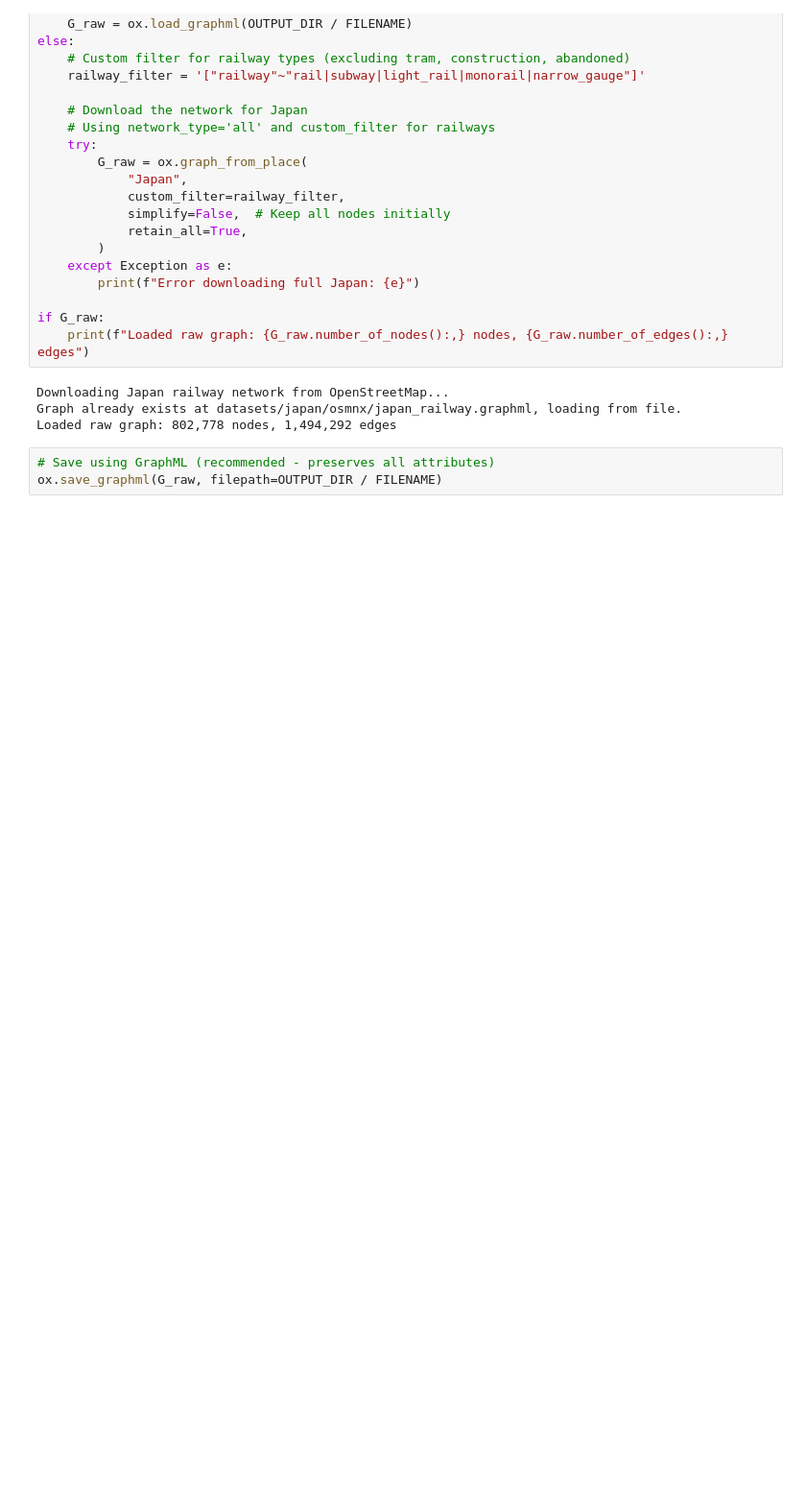
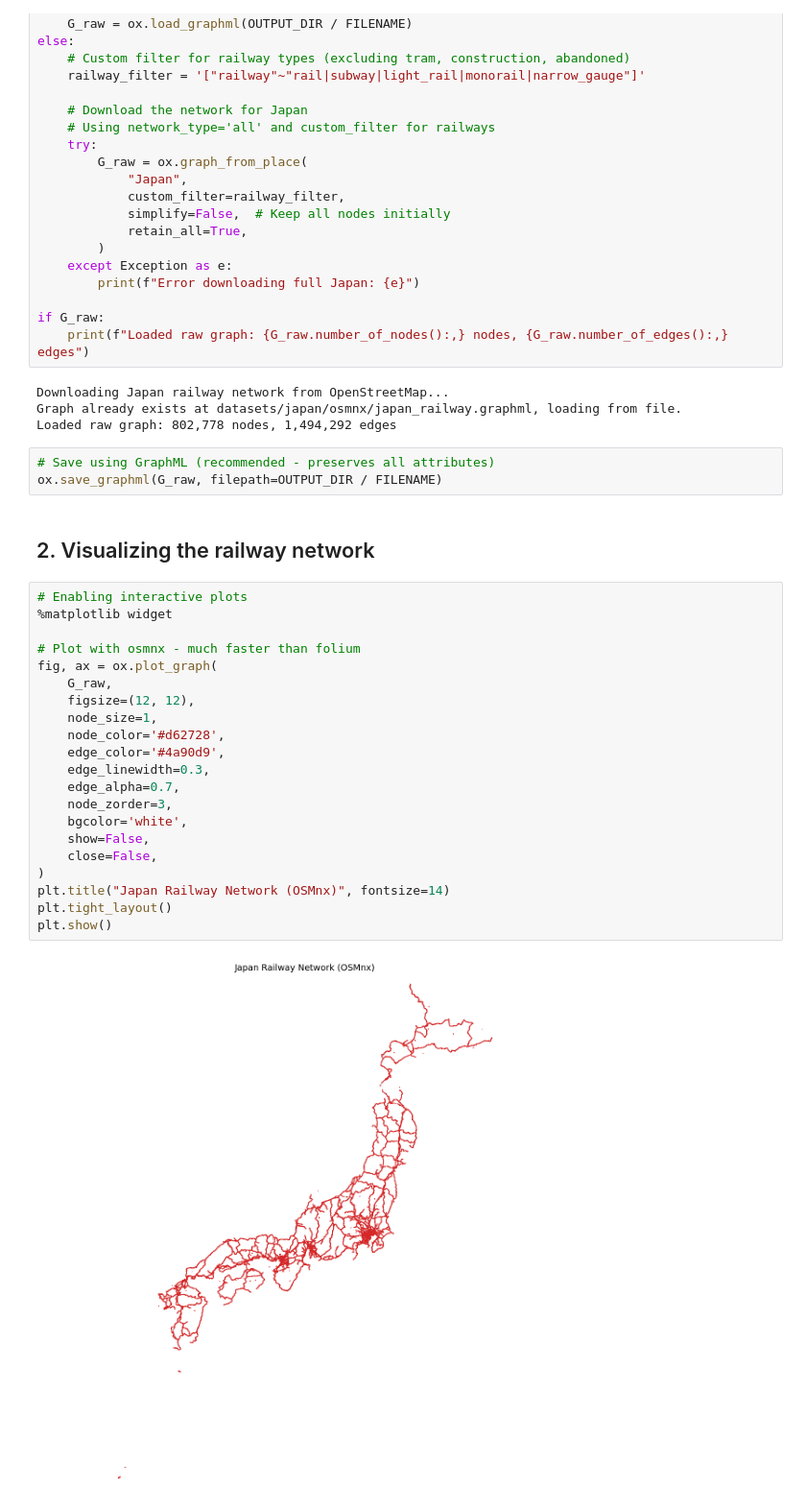
Before and after one commit to UZH-Network-Science/final-project, a Jupyter notebook: Japan_osmx_exploration.ipynb, the cells around one changed output. Shown at 96% size. Cells and saved outputs as stored; diff of their text form; blank space fills up the shorter version.

Commit message:
F Visualizing japan osmx railway network

```diff
--- a/Japan_osmx_exploration.ipynb
+++ b/Japan_osmx_exploration.ipynb
@@ -71,3 +71,28 @@ Loaded raw graph: 802,778 nodes, 1,494,292 edges
 # %%
 # Save using GraphML (recommended - preserves all attributes)
 ox.save_graphml(G_raw, filepath=OUTPUT_DIR / FILENAME)
+# %% [markdown]
+## 2. Visualizing the railway network
+# %%
+# Enabling interactive plots
+%matplotlib widget
+
+# Plot with osmnx - much faster than folium
+fig, ax = ox.plot_graph(
+    G_raw,
+    figsize=(12, 12),
+    node_size=1,
+    node_color='#d62728',
+    edge_color='#4a90d9',
+    edge_linewidth=0.3,
+    edge_alpha=0.7,
+    node_zorder=3,
+    bgcolor='white',
+    show=False,
+    close=False,
+)
+plt.title("Japan Railway Network (OSMnx)", fontsize=14)
+plt.tight_layout()
+plt.show()
+# %% [output]
+[figure, added]
```
Also changed, not shown: parts of 2 cells of this notebook.
